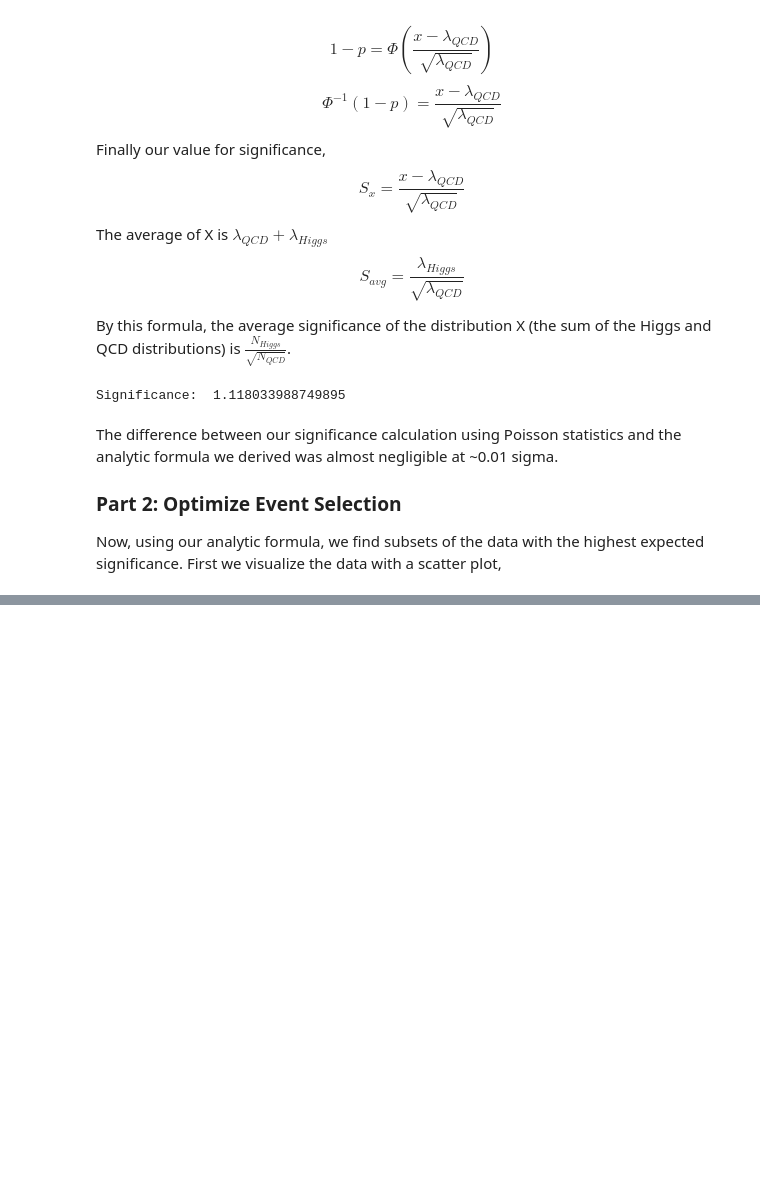
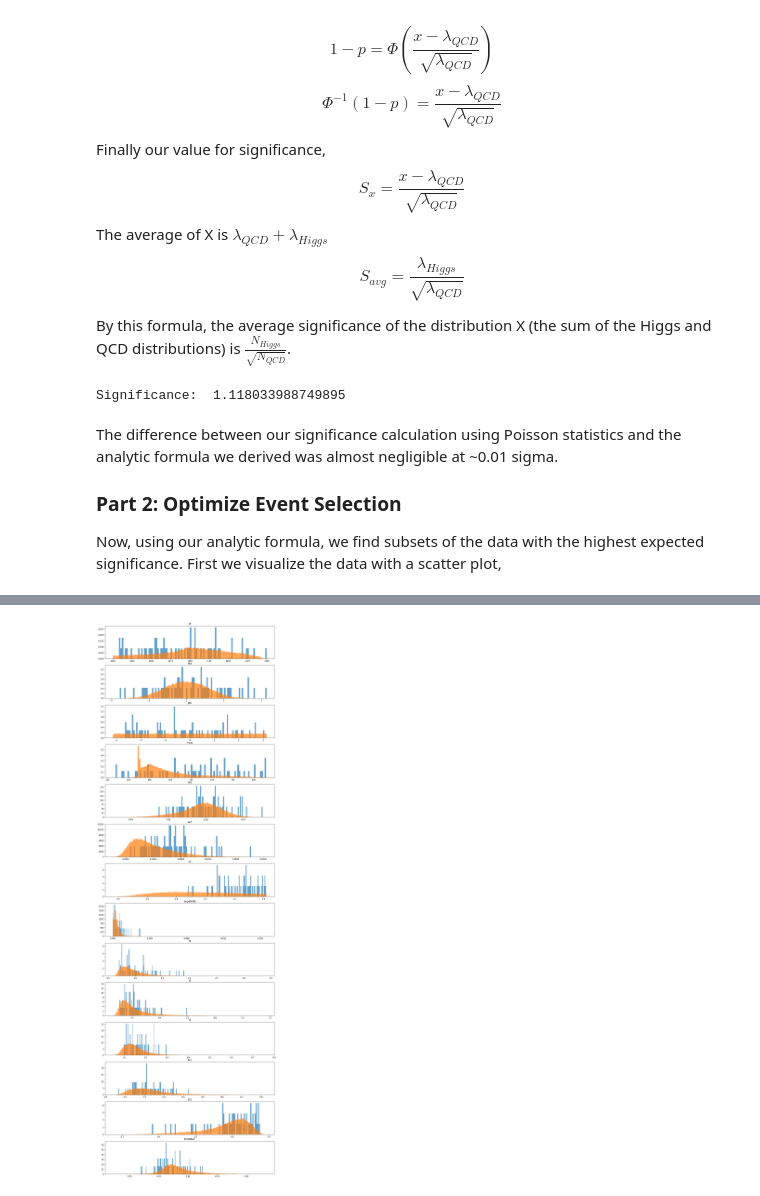
Before and after one commit to chkboris/Physics-434, a Jupyter notebook: Lab-7-ML.ipynb, the cells around one changed output, grey strips where cells are left out. Drawn from its saved outputs; the diff is of its cells as text; code cells hidden in the pictures; blank space fills up the shorter version.

```diff
--- a/Lab-7-ML.ipynb
+++ b/Lab-7-ML.ipynb
@@ -80,0 +220,12 @@ Now, using our analytic formula, we find subsets of the data with the highest ex
+# %%
+higgs_mask = higgs_d.d2.between(best_cut_d2[0],best_cut_d2[1]) & higgs_d.mass.between(best_cut_mass[0], best_cut_mass[1])
+qcd_mask = qcd_d.d2.between(best_cut_d2[0],best_cut_d2[1]) & qcd_d.mass.between(best_cut_mass[0], best_cut_mass[1])
+N_higgs = evh*len(higgs_d.mass[higgs_mask])/size
+N_qcd = evq*len(qcd_d.mass[qcd_mask])/size
+expected_sig = N_higgs / math.sqrt(N_qcd)
+#expected_sig = stats.norm.isf(stats.poisson.sf(N_higgs+N_qcd, N_qcd))
+print(f'N_Higgs: {N_higgs:.0f}, N_QCD: {N_qcd:.0f}')
+print('Higgs jets: ', len(higgs_d.mass[higgs_mask]))
+print('QCD jets: ',len(qcd_d.mass[qcd_mask]))
+print(f'Expected significance in best mass, d2 cut range: {expected_sig:.2f}')
+print(f'Probability of observation given null hypothesis: {stats.norm.sf(expected_sig)}')
@@ -80,0 +242,13 @@ Now, using our analytic formula, we find subsets of the data with the highest ex
+# %%
+higgs_cut = higgs_d[higgs_mask]
+qcd_cut = qcd_d[qcd_mask]
+fig, ax_arr = plt.subplots(len(qcd_cut.keys()),1, figsize=(15,50))
+index = 0
+for key in qcd_d.keys():
+    ax_arr[index].hist(qcd_cut.get(key), bins=100, density=True, alpha = 0.7)
+    ax_arr[index].title.set_text(key)
+    ax_arr[index].hist(higgs_cut.get(key), bins=100, density=True, alpha = 0.7)
+    ax_arr[index].title.set_text(key)
+    index += 1
+# %% [output]
+[figure, added]
```
Also changed, not shown: parts of 55 cells of this notebook.
